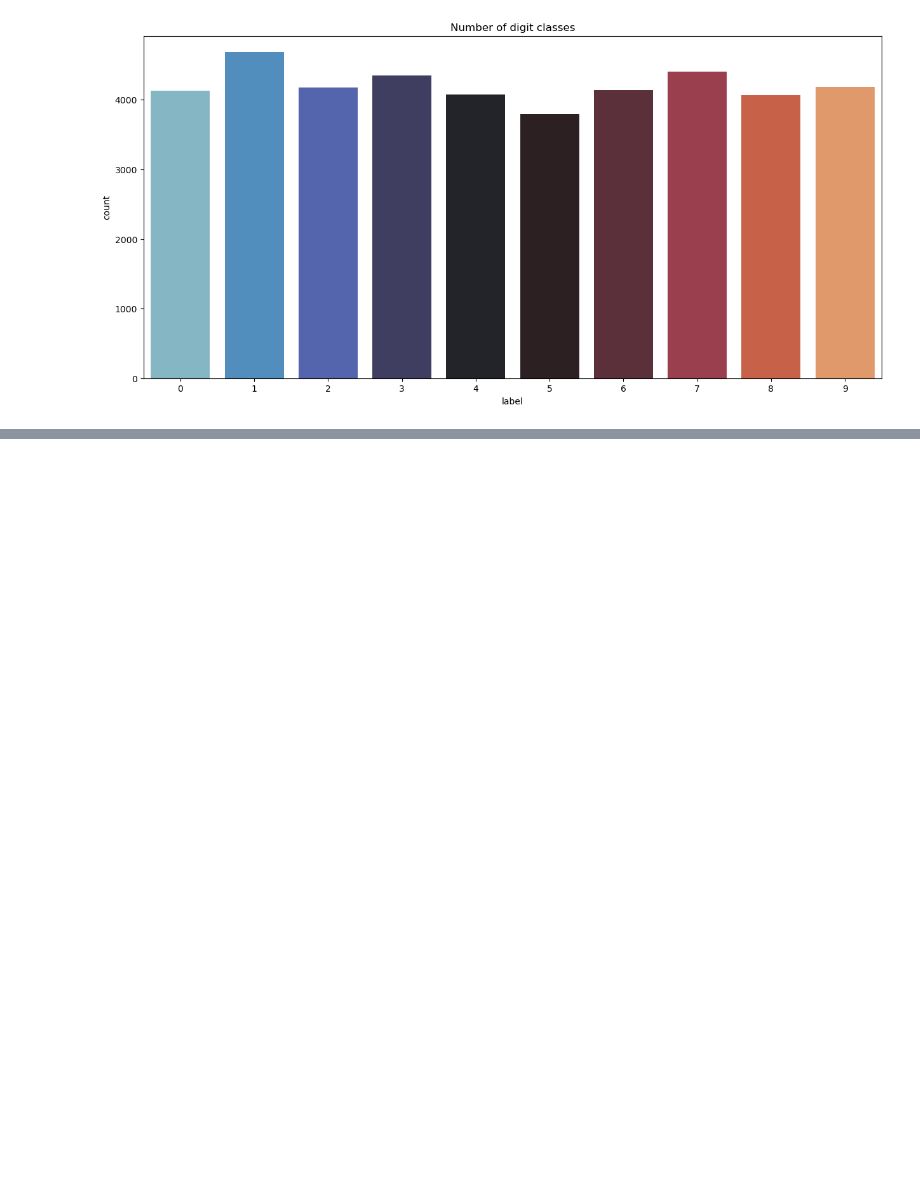
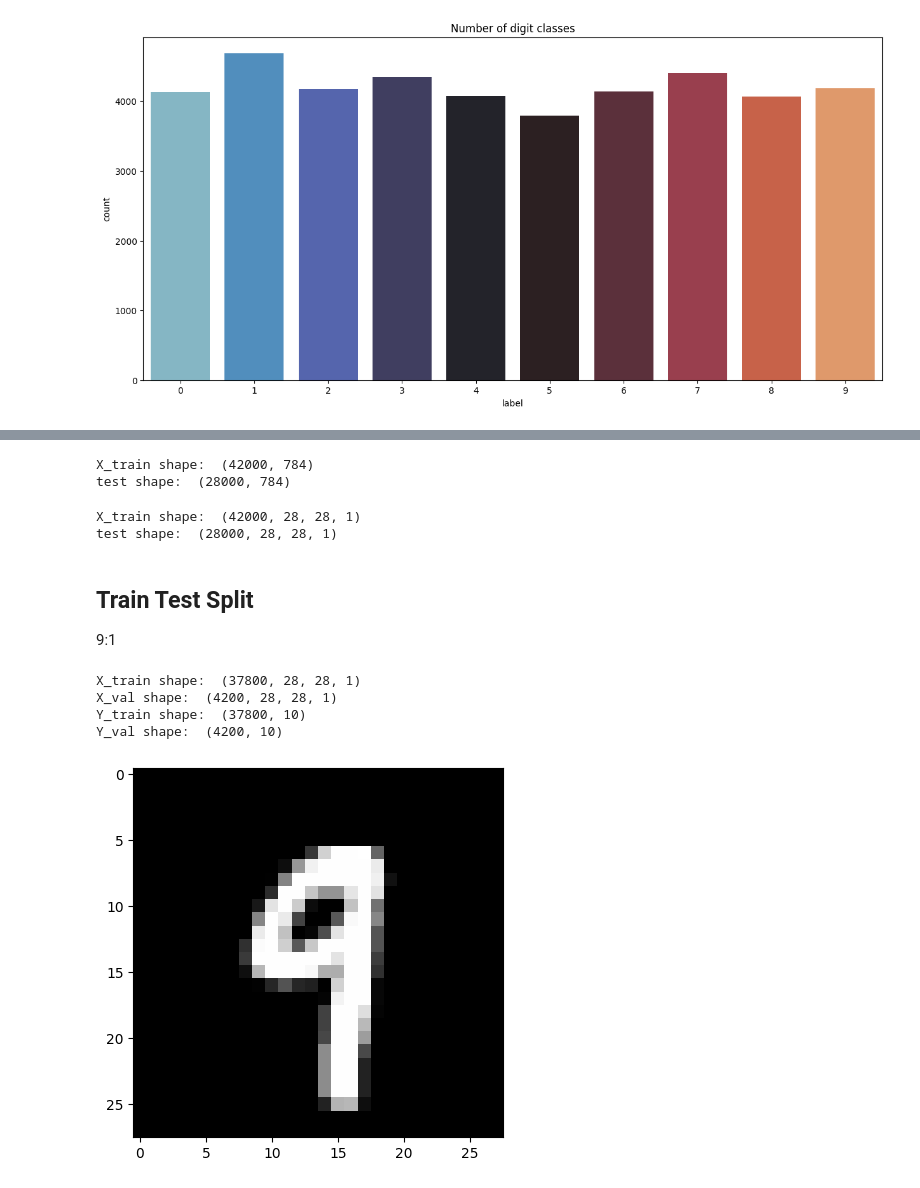
Before and after one commit to y-Zhang123/Machine-Learning, a Jupyter notebook: Neural network/img_recog.ipynb, the cells around one changed output, grey strips where cells are left out. Saved outputs shown, nothing was run; the diff lists cells and outputs as text; code cells hidden in the pictures; blank space fills up the shorter version.

```diff
--- a/Neural network/img_recog.ipynb
+++ b/Neural network/img_recog.ipynb
@@ -82,0 +104,46 @@ plt.show()
+# %%
+X_train = X_train / 255.0
+test = test / 255.0
+# why divide by 255.0 here?
+# Dividing by 255.0 normalizes the pixel values of the images to a range between 0 and 1, which is a common preprocessing step in image processing to improve the performance of machine learning models.
+# how do i know the pixel values are between 0 and 255?
+# Pixel values for grayscale images typically range from 0 (black) to 255 (white) in 8-bit images. This is a standard representation for pixel intensity in digital images.
+print("X_train shape: ", X_train.shape)
+print("test shape: ", test.shape)
+# %% [output]
+X_train shape:  (42000, 784)
+test shape:  (28000, 784)
+# %%
+X_train = X_train.values.reshape(-1,28,28,1)
+test = test.values.reshape(-1,28,28,1)
+# why reshape to (-1,28,28,1)?
+# Reshaping to (-1, 28, 28, 1) is done to prepare the data for input into a convolutional neural network (CNN).
+# The -1 allows the number of samples to be inferred automatically, 28 and 28 are the height and width of the images, and 1 indicates that the images are grayscale (single channel).
+print("X_train shape: ", X_train.shape)
+print("test shape: ", test.shape)
+# %% [output]
+X_train shape:  (42000, 28, 28, 1)
+test shape:  (28000, 28, 28, 1)
+# %%
+from tensorflow.keras.utils import to_categorical
+Y_train = to_categorical(Y_train, num_classes=10)
+# %% [markdown]
+## Train Test Split
+9:1
+# %%
+from sklearn.model_selection import train_test_split
+X_train, X_val, Y_train, Y_val = train_test_split(X_train, Y_train, test_size=0.1, random_state=2)
+print("X_train shape: ", X_train.shape)
+print("X_val shape: ", X_val.shape)
+print("Y_train shape: ", Y_train.shape)
+print("Y_val shape: ", Y_val.shape)
+# %% [output]
+X_train shape:  (37800, 28, 28, 1)
+X_val shape:  (4200, 28, 28, 1)
+Y_train shape:  (37800, 10)
+Y_val shape:  (4200, 10)
+# %%
+plt.imshow(X_train[2][:,:,0], cmap='gray')
+plt.show()
+# %% [output]
+[figure, added]
```
Also changed, not shown: parts of 22 cells of this notebook.
